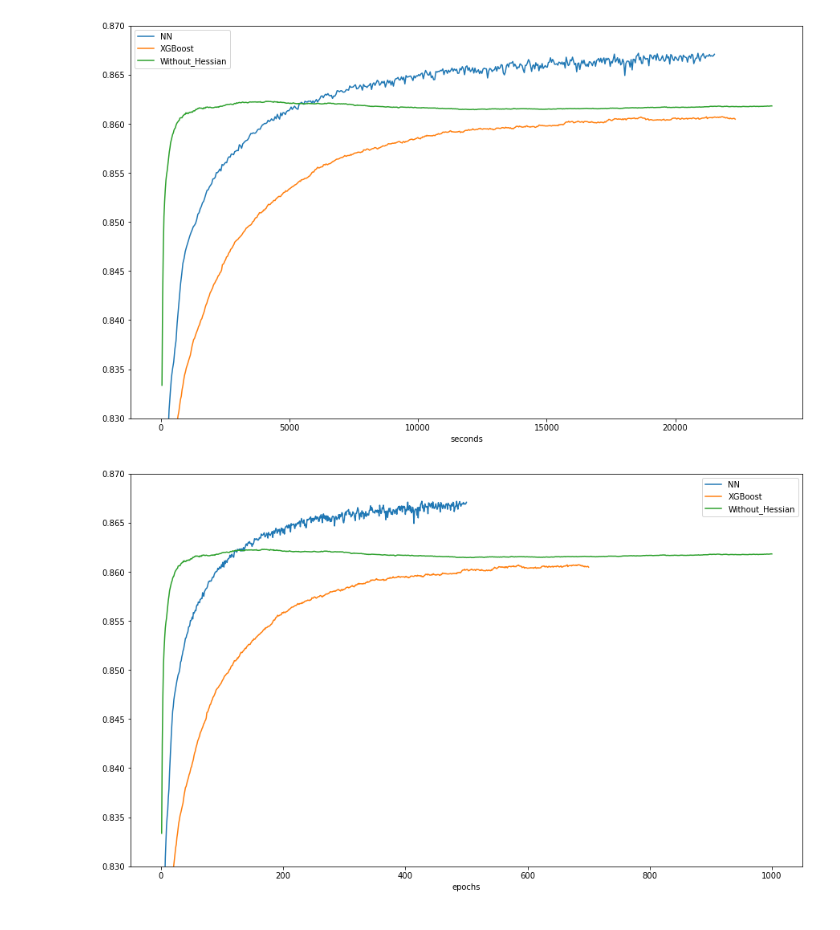
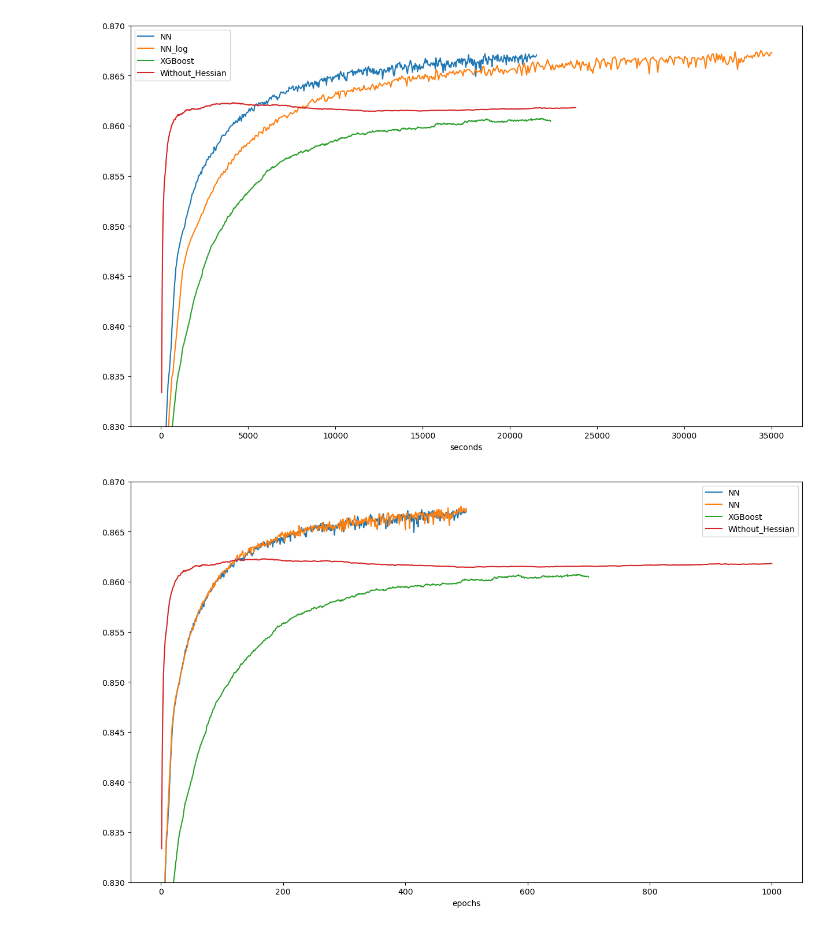
Before and after one commit to jkang98/plrank-short-paper, a Jupyter notebook: experiments/yahoo/K=50/plot_K_50_yahoo.ipynb, the cells around one changed output. Drawn from its saved outputs; the diff is of its cells as text; code cells hidden in the pictures.

```diff
--- a/experiments/yahoo/K=50/plot_K_50_yahoo.ipynb
+++ b/experiments/yahoo/K=50/plot_K_50_yahoo.ipynb
@@ -22,6 +22,21 @@ for file in NN_files:
         time.append(dic["total time"])
     NN_runtimes.append(time)
     NN_NDCGs.append(ndcg_value)
+# %%
+NN_log_files = glob.glob("experiment_nn_log_yahoo_50-*.out")
+
+NN_log_NDCGs = []
+NN_log_runtimes = []
+for file in NN_log_files:
+    with open(file, "r") as f:
+        line = f.readlines()
+    ndcg_value = []
+    time = []
+    for dic in eval(line[0]):
+        ndcg_value.append(dic["test result"]["dataset normalized maximum likelihood"])
+        time.append(dic["total time"])
+    NN_log_runtimes.append(time)
+    NN_log_NDCGs.append(ndcg_value)
 # %%
 XGBoost_files = glob.glob("experiment_xgboost_yahoo_50-*.out")
 
@@ -51,30 +66,38 @@ for file in Without_Hessian_files:
 # %%
 plt.figure(figsize=(15, 9))
 plt.plot(
     np.mean(np.array(NN_runtimes), axis=0),
     np.mean(np.array(NN_NDCGs), axis=0),
     label="NN",
+)
+plt.plot(
+    np.mean(np.array(NN_log_runtimes), axis=0),
+    np.mean(np.array(NN_log_NDCGs), axis=0),
+    label="NN_log",
 )
 plt.plot(
     np.mean(np.array(XGBoost_runtimes), axis=0),
     np.mean(np.array(XGBoost_NDCGs), axis=0),
     label="XGBoost",
 )
 plt.plot(
     np.mean(np.array(Without_Hessian_runtimes), axis=0),
     np.mean(np.array(Without_Hessian_NDCGs), axis=0),
     label="Without_Hessian",
 )
 plt.ylim(0.83, 0.87)
 plt.legend()
 plt.xlabel("seconds")
 plt.show()
 # %% [output]
-[figure, old version]
+[figure, new version]
 # %%
 plt.figure(figsize=(15, 9))
 plt.plot(
     np.arange(0, 501), np.mean(np.array(NN_NDCGs), axis=0), label="NN",
+)
+plt.plot(
+    np.arange(0, 501), np.mean(np.array(NN_log_NDCGs), axis=0), label="NN",
 )
 plt.plot(
     np.arange(1, 701), np.mean(np.array(XGBoost_NDCGs), axis=0), label="XGBoost",
@@ -89,4 +112,4 @@ plt.legend()
 plt.xlabel("epochs")
 plt.show()
 # %% [output]
-[figure, old version]
+[figure, new version]
```
Also changed, not shown: 23 other files.
